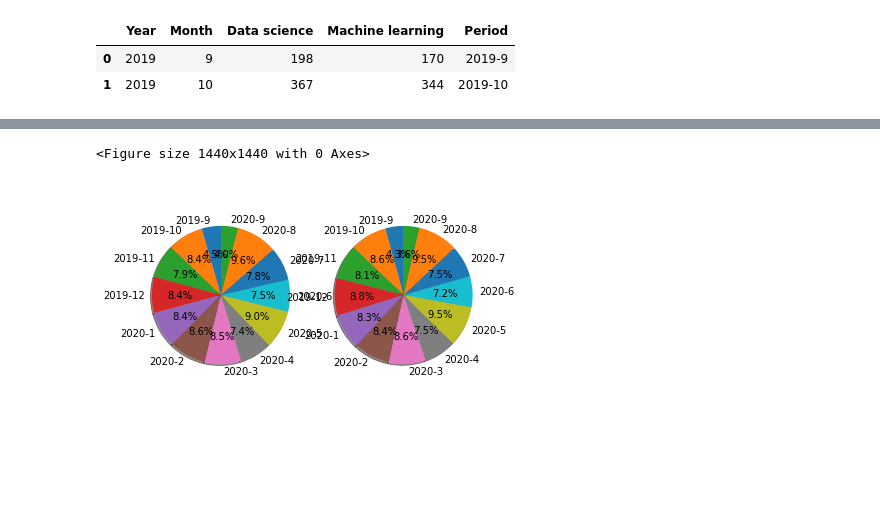
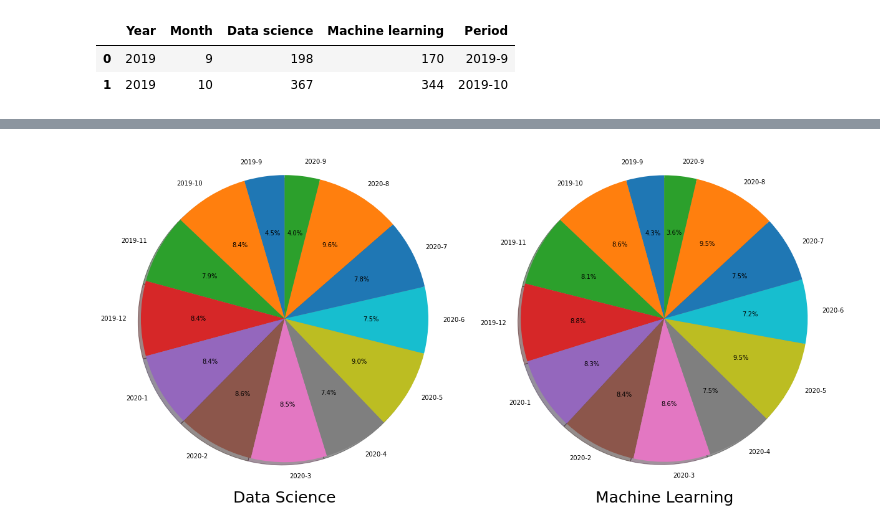
Before and after one commit to GitTInto/DataMining, a Jupyter notebook: Exercise_3_2_GraphAnalysis.ipynb, the cells around one changed output, grey strips where cells are left out. Drawn from its saved outputs; the diff is of its cells as text; code cells hidden in the pictures; blank space fills up the shorter version.

```diff
--- a/Exercise_3_2_GraphAnalysis.ipynb
+++ b/Exercise_3_2_GraphAnalysis.ipynb
@@ -122,17 +122,19 @@ plt.show()
 # %%
-fig = plt.figure(figsize=(20,20))
-fig, (ax1, ax2) = plt.subplots(1,2)
+# Plotting a Pie chart.
+
+
+fig, (ax1, ax2) = plt.subplots(1,2,figsize=(20,10))
   # Equal aspect ratio ensures that pie is drawn as a circle.
 ax1.pie(Data_science, labels=Year_Month, autopct='%1.1f%%',
         shadow=True, startangle=90)
 ax1.axis('equal')
+ax1.set_xlabel('Data Science', fontsize=25)
 
 ax2.pie(Machine_learning, labels=Year_Month, autopct='%1.1f%%',
         shadow=True, startangle=90)
 ax2.axis('equal')
-
+ax2.set_xlabel('Machine Learning' , fontsize=25)
 
 plt.show()
 # %% [output]
-<Figure size 1440x1440 with 0 Axes>
-[figure, old version]
+[figure, new version]
```
Also changed, not shown: parts of 2 cells of this notebook, 1 other file.
